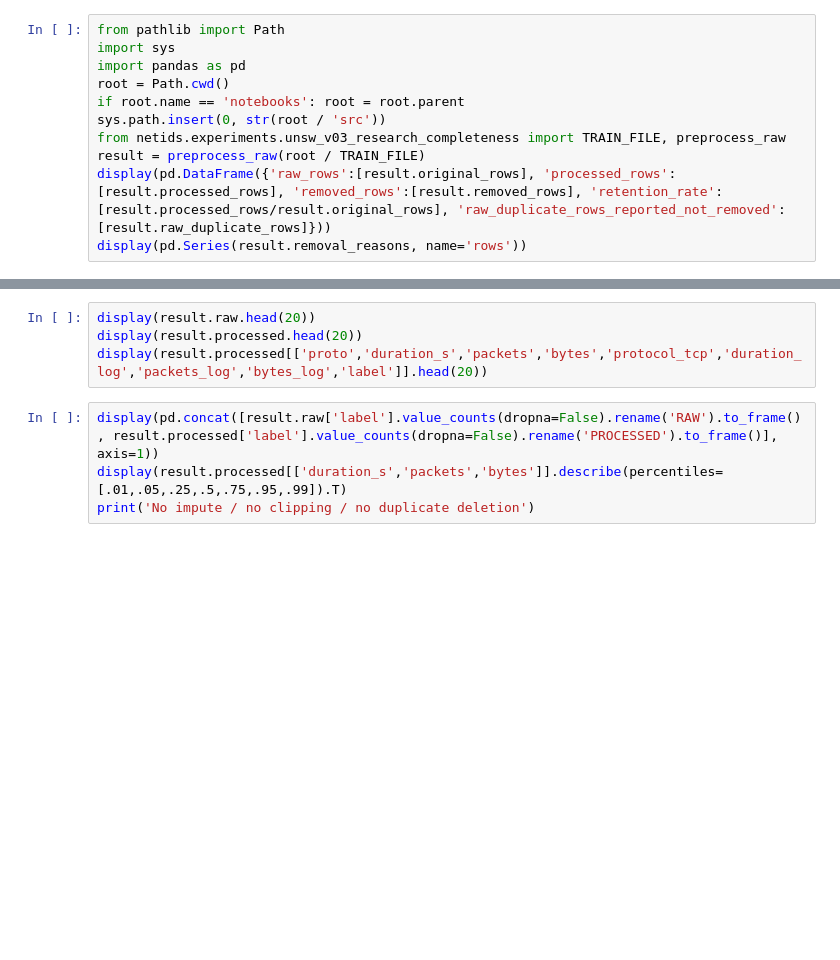
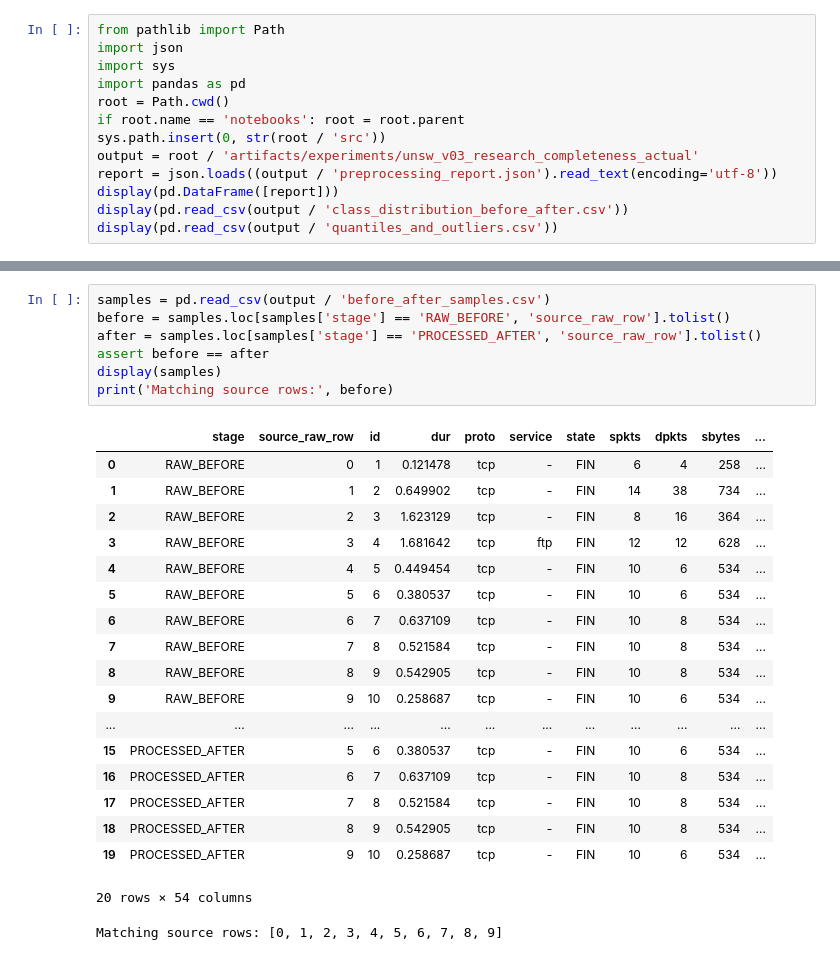
Before and after one commit to HuynhVinhTan/suricata_automatic_rule_generation, a Jupyter notebook: notebooks/05_preprocessing.ipynb, the cells around one changed output, grey strips where cells are left out. Drawn from its saved outputs; the diff is of its cells as text; blank space fills up the shorter version.

```diff
--- a/notebooks/05_preprocessing.ipynb
+++ b/notebooks/05_preprocessing.ipynb
@@ -5,11 +5,13 @@ Raw data is never overwritten. No imputation, clipping or silent duplicate delet
 # %%
 from pathlib import Path
+import json
 import sys
 import pandas as pd
 root = Path.cwd()
 if root.name == 'notebooks': root = root.parent
 sys.path.insert(0, str(root / 'src'))
-from netids.experiments.unsw_v03_research_completeness import TRAIN_FILE, preprocess_raw
-result = preprocess_raw(root / TRAIN_FILE)
-display(pd.DataFrame({'raw_rows':[result.original_rows], 'processed_rows':[result.processed_rows], 'removed_rows':[result.removed_rows], 'retention_rate':[result.processed_rows/result.original_rows], 'raw_duplicate_rows_reported_not_removed':[result.raw_duplicate_rows]}))
-display(pd.Series(result.removal_reasons, name='rows'))
+output = root / 'artifacts/experiments/unsw_v03_research_completeness_actual'
+report = json.loads((output / 'preprocessing_report.json').read_text(encoding='utf-8'))
+display(pd.DataFrame([report]))
+display(pd.read_csv(output / 'class_distribution_before_after.csv'))
+display(pd.read_csv(output / 'quantiles_and_outliers.csv'))
@@ -16,8 +30,27 @@ display(pd.Series(result.removal_reasons, name='rows'))
-# %%
-display(result.raw.head(20))
-display(result.processed.head(20))
-display(result.processed[['proto','duration_s','packets','bytes','protocol_tcp','duration_log','packets_log','bytes_log','label']].head(20))
-# %%
-display(pd.concat([result.raw['label'].value_counts(dropna=False).rename('RAW').to_frame(), result.processed['label'].value_counts(dropna=False).rename('PROCESSED').to_frame()], axis=1))
-display(result.processed[['duration_s','packets','bytes']].describe(percentiles=[.01,.05,.25,.5,.75,.95,.99]).T)
-print('No impute / no clipping / no duplicate deletion')
+# %%
+samples = pd.read_csv(output / 'before_after_samples.csv')
+before = samples.loc[samples['stage'] == 'RAW_BEFORE', 'source_raw_row'].tolist()
+after = samples.loc[samples['stage'] == 'PROCESSED_AFTER', 'source_raw_row'].tolist()
+assert before == after
+display(samples)
+print('Matching source rows:', before)
+# %% [output]
+|  | stage | source_raw_row | id | dur | proto | service | state | spkts | dpkts | sbytes | ... |
+| 0 | RAW_BEFORE | 0 | 1 | 0.121478 | tcp | - | FIN | 6 | 4 | 258 | ... |
+| 1 | RAW_BEFORE | 1 | 2 | 0.649902 | tcp | - | FIN | 14 | 38 | 734 | ... |
+| 2 | RAW_BEFORE | 2 | 3 | 1.623129 | tcp | - | FIN | 8 | 16 | 364 | ... |
+| 3 | RAW_BEFORE | 3 | 4 | 1.681642 | tcp | ftp | FIN | 12 | 12 | 628 | ... |
+| 4 | RAW_BEFORE | 4 | 5 | 0.449454 | tcp | - | FIN | 10 | 6 | 534 | ... |
+| 5 | RAW_BEFORE | 5 | 6 | 0.380537 | tcp | - | FIN | 10 | 6 | 534 | ... |
+| 6 | RAW_BEFORE | 6 | 7 | 0.637109 | tcp | - | FIN | 10 | 8 | 534 | ... |
+| 7 | RAW_BEFORE | 7 | 8 | 0.521584 | tcp | - | FIN | 10 | 8 | 534 | ... |
+| 8 | RAW_BEFORE | 8 | 9 | 0.542905 | tcp | - | FIN | 10 | 8 | 534 | ... |
+| 9 | RAW_BEFORE | 9 | 10 | 0.258687 | tcp | - | FIN | 10 | 6 | 534 | ... |
+| ... | ... | ... | ... | ... | ... | ... | ... | ... | ... | ... | ... |
+| 15 | PROCESSED_AFTER | 5 | 6 | 0.380537 | tcp | - | FIN | 10 | 6 | 534 | ... |
+| 16 | PROCESSED_AFTER | 6 | 7 | 0.637109 | tcp | - | FIN | 10 | 8 | 534 | ... |
+| 17 | PROCESSED_AFTER | 7 | 8 | 0.521584 | tcp | - | FIN | 10 | 8 | 534 | ... |
+| 18 | PROCESSED_AFTER | 8 | 9 | 0.542905 | tcp | - | FIN | 10 | 8 | 534 | ... |
+| 19 | PROCESSED_AFTER | 9 | 10 | 0.258687 | tcp | - | FIN | 10 | 6 | 534 | ... |
+20 rows × 54 columns
+Matching source rows: [0, 1, 2, 3, 4, 5, 6, 7, 8, 9]
```
Also changed, not shown: parts of 4 cells of this notebook, 31 other files.
